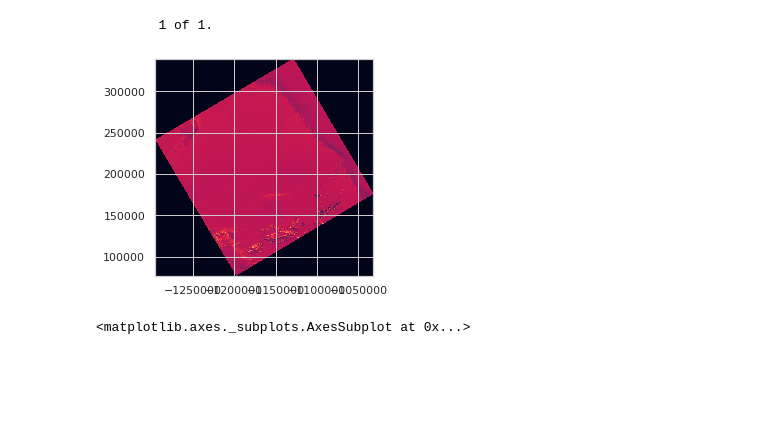
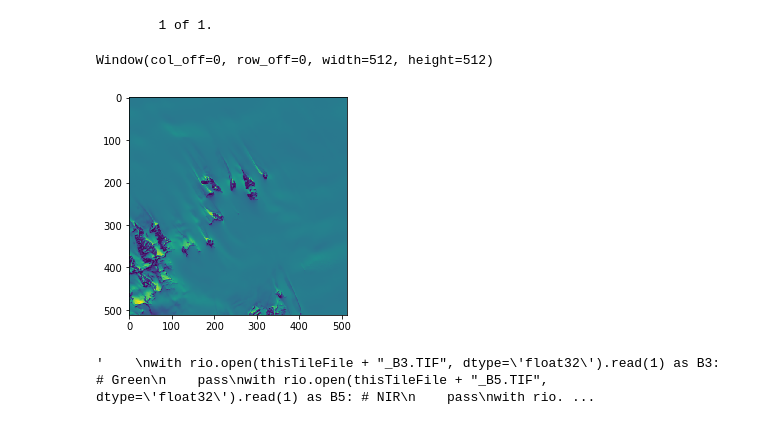
Before and after one commit to mblackgeo/AntarcticRockOutcrop, a Jupyter notebook: burton_johnson_model.ipynb, the cells around one changed output. Drawn from its saved outputs; the diff is of its cells as text; code cells hidden in the pictures; blank space fills up the shorter version.

```diff
--- a/burton_johnson_model.ipynb
+++ b/burton_johnson_model.ipynb
@@ -65,12 +90,25 @@ for i in range(len(tiles)):
 # %% [output]
         1 of 1.
 # %%
-B2 = rio.open(thisTileFile + "_B2.TIF", dtype='float32') # Blue
-B3 = rio.open(thisTileFile + "_B3.TIF", dtype='float32') # Green
-B5 = rio.open(thisTileFile + "_B5.TIF", dtype='float32') # NIR
-B6 = rio.open(thisTileFile + "_B6.TIF", dtype='float32') # SWIR1
-B10 = rio.open(thisTileFile + "_B10.TIF", dtype='float32') # TIRS1
+with rio.open(thisTileFile + "_B2.TIF", dtype='float32') as B2_data: # Blue
+    meta = B2_data.meta.copy()
+    tile, transform = get_tile(B2_data, col_off=11, row_off=12)
+    print(window)
+    meta['transform'] = transform
+    meta['width'], meta['height'] = window.width, window.height
+    B2 = B2_data.read(window=tile)
 rplt.show(B2)
+"""
+with rio.open(thisTileFile + "_B3.TIF", dtype='float32').read(1) as B3_data: # Green
+    pass
+with rio.open(thisTileFile + "_B5.TIF", dtype='float32').read(1) as B5_data: # NIR
+    pass
+with rio.open(thisTileFile + "_B6.TIF", dtype='float32').read(1) as B6_da: # SWIR1
+    pass
+with rio.open(thisTileFile + "_B10.TIF", dtype='float32').read(1) as B10: # TIRS1
+    pass
+"""
 # %% [output]
+Window(col_off=0, row_off=0, width=512, height=512)
-[figure, old version]
+[figure, new version]
-<matplotlib.axes._subplots.AxesSubplot at 0x...>
+'    \nwith rio.open(thisTileFile + "_B3.TIF", dtype=\'float32\').read(1) as B3: # Green\n    pass\nwith rio.open(thisTileFile + "_B5.TIF", dtype=\'float32\').read(1) as B5: # NIR\n    pass\nwith rio. ...
```
Also changed, not shown: parts of 9 cells of this notebook.
